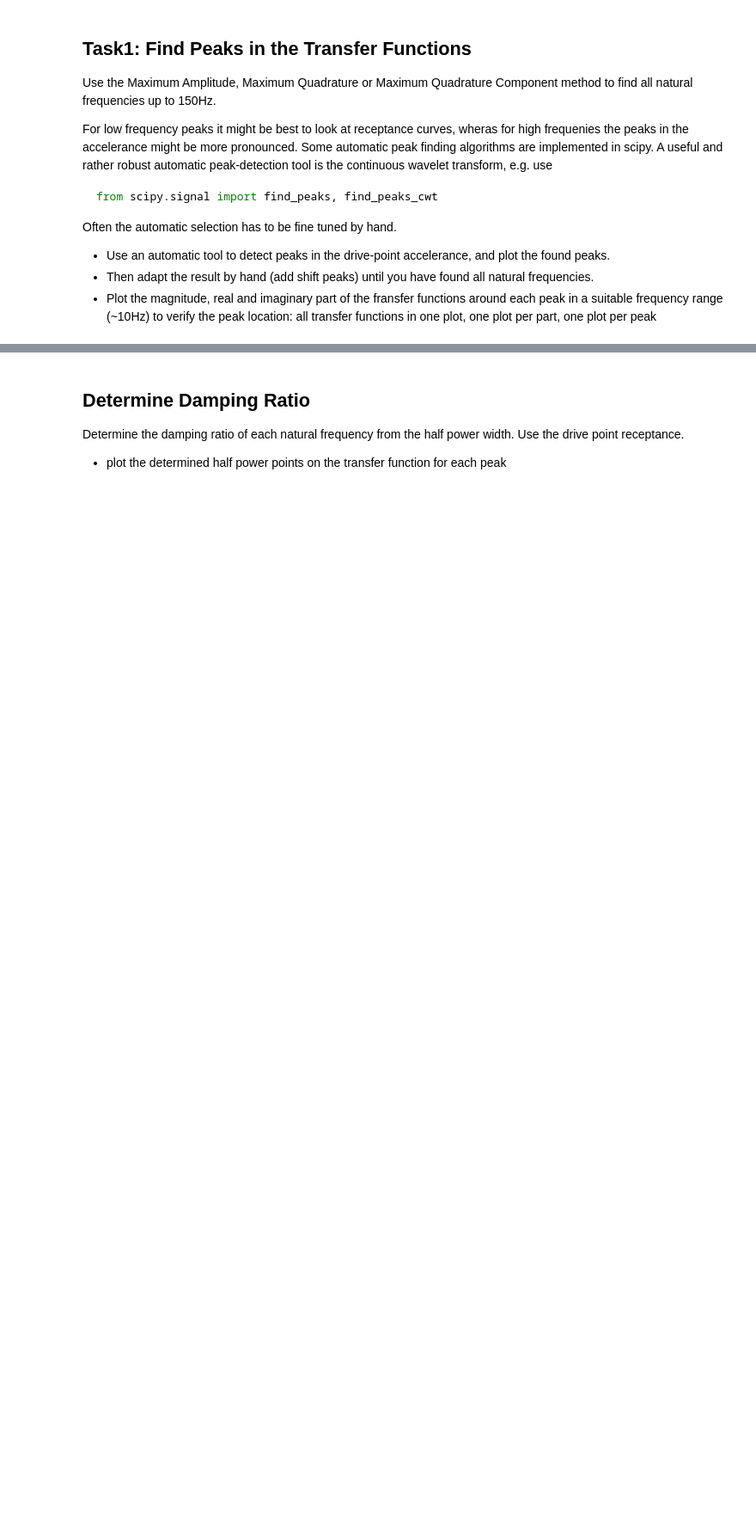
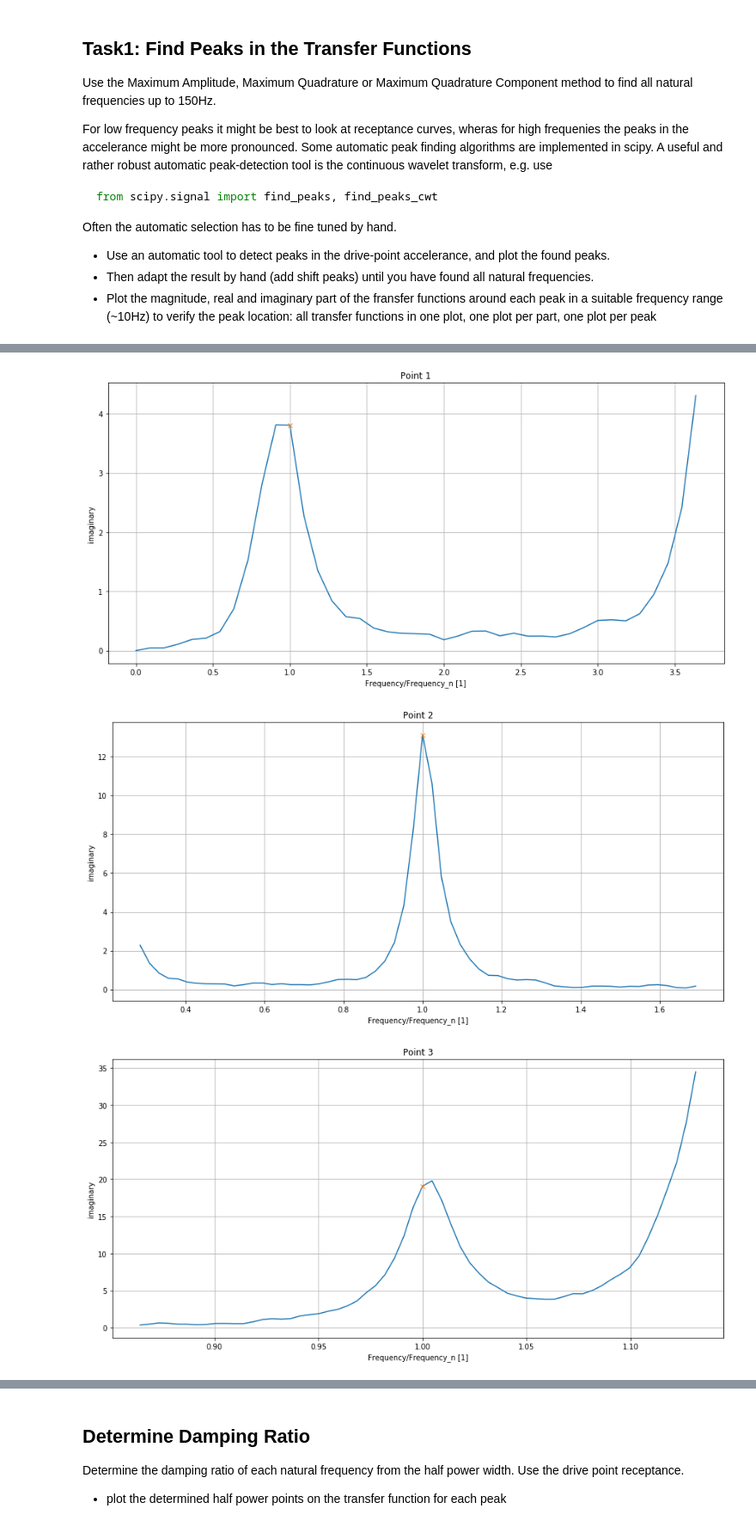
Before and after one commit to phmandl/modalanalyse, a Jupyter notebook: HW5/Max/5_IdentificationMethods_template.ipynb, the cells around one changed output, grey strips where cells are left out. Shown at 86% size. Drawn from its saved outputs; the diff is of its cells as text; code cells hidden in the pictures; blank space fills up the shorter version.

```diff
--- a/HW5/Max/5_IdentificationMethods_template.ipynb
+++ b/HW5/Max/5_IdentificationMethods_template.ipynb
@@ -210,12 +255,22 @@ for i in range(0, len(peaks_idx_P05_rfft_window)):
 # %%
 # Plot the imaginary part
-for i in range(0, len(peaks_idx_P05_rfft_window)):
+for n,i in enumerate(peaks_idx_P05_rfft_window):
+    plt.figure(figsize = [15,7])
 
-    plt.figure(figsize = [15,7])
-    plt.semilogy(frequencies/frequencies[peaks_idx_P05_rfft_window[i]], np.imag(P05_receptance))
-    plt.ylabel('magnitude')
+    lower_freq = frequencies[i]-bound
+    upper_freq = frequencies[i]+bound
+
+    lower_idx = (np.abs(frequencies - lower_freq)).argmin()
+    upper_idx = (np.abs(frequencies - upper_freq)).argmin()
+
+    plt.plot(frequencies[lower_idx:upper_idx]/frequencies[i], np.imag(P05_receptance[lower_idx:upper_idx]))
+    plt.plot(frequencies[i]/frequencies[i], np.imag(P05_receptance[i]), 'x')
+
+    plt.ylabel('imaginary')
     plt.xlabel('Frequency/Frequency_n [1]')
-    plt.xlim((frequencies[peaks_idx_P05_rfft_window[i]]-10)/frequencies[peaks_idx_P05_rfft_window[i]], (frequencies[peaks_idx_P05_rfft_window[i]]+10)/frequencies[peaks_idx_P05_rfft_window[i]])
-    plt.plot(frequencies[peaks_idx_P05_rfft_window]/frequencies[peaks_idx_P05_rfft_window[i]], np.imag(P05_receptance)[peaks_idx_P05_rfft_window], 'x')
-    plt.title('Point'+str(i+1))
+    plt.title('Point '+ str(n+1))
     plt.grid()
+# %% [output]
+[figure, added]
+[figure, added]
+[figure, added]
```
Also changed, not shown: parts of 22 cells of this notebook.
